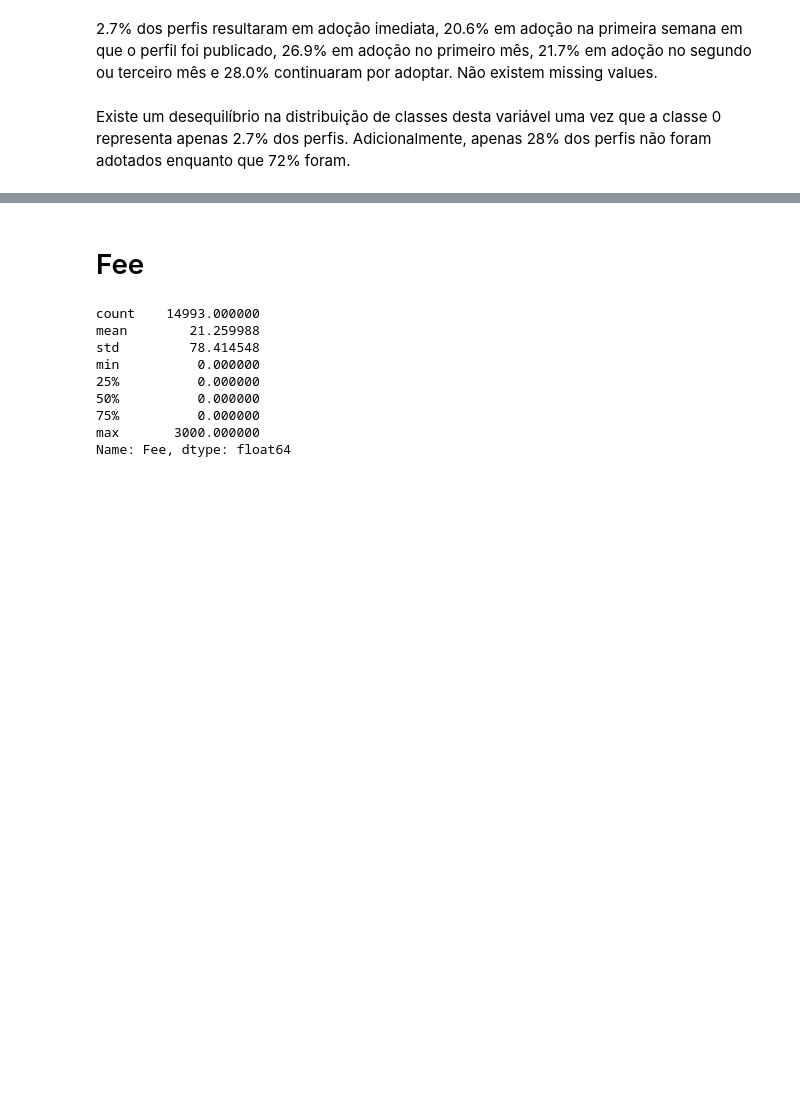
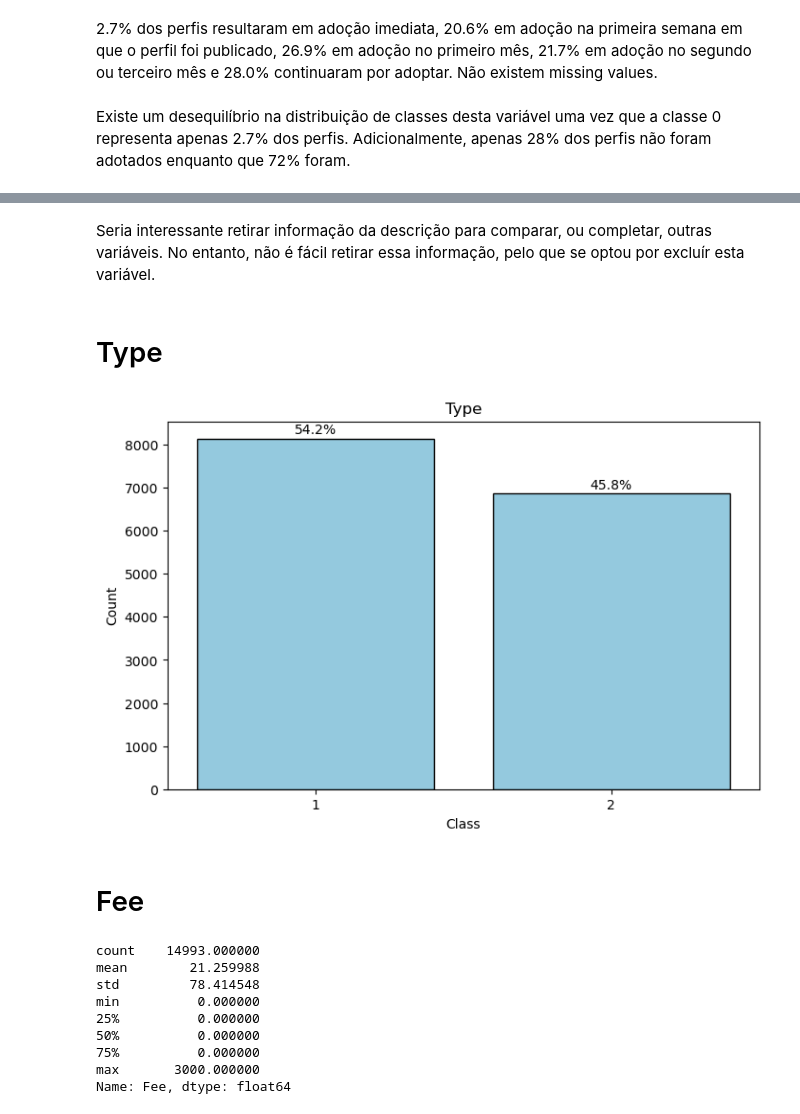
Before and after one commit to BolachinhaAmericana/MSc-MachineLearning, a Jupyter notebook: AA_202425_Project_ASM_V2.ipynb, the cells around one changed output, grey strips where cells are left out. Saved outputs shown, nothing was run; the diff lists cells and outputs as text; code cells hidden in the pictures; blank space fills up the shorter version.

```diff
--- a/AA_202425_Project_ASM_V2.ipynb
+++ b/AA_202425_Project_ASM_V2.ipynb
@@ -167,3 +168,28 @@ pd.concat([state_labels.head(2), state_labels.tail(2)])
 | 1 | 41325 | Kedah |
 | 13 | 41326 | Selangor |
 | 14 | 41361 | Terengganu |
+# %%
+def mybarplot(data, title, xlab, ylab):
+
+    counts = data.value_counts().sort_index()
+    percentages = (counts / len(data)) * 100
+
+    plt.figure(figsize=(8, 5))
+    bars = sns.barplot(x=counts.index, y=counts.values, color="skyblue", edgecolor="black")
+
+    for bar, percentage in zip(bars.patches, percentages):
+        plt.text(
+            bar.get_x() + bar.get_width() / 2,  # X-coordinate
+            bar.get_height() + 50,             # Y-coordinate (slightly above the bar)
+            f'{percentage:.1f}%',              # Format percentage
+            ha='center',                       # Center-align text
+            va='bottom',                       # Align text to bottom
+            fontsize=10,                       # Font size
+            color='black'                      # Text color
+        )
+
+    plt.title(title)
+    plt.xlabel(xlab)
+    plt.ylabel(ylab)
+    plt.xticks(rotation=0)
+    plt.show()
@@ -207,3 +294,11 @@ Existe um desequilíbrio na distribuição de classes desta variável uma vez qu
+# %% [markdown]
+Seria interessante retirar informação da descrição para comparar, ou completar, outras variáveis. No entanto, não é fácil retirar essa informação, pelo que se optou por excluír esta variável.
+# %% [markdown]
+# Type
+# %%
+mybarplot(data = df['Type'], title = "Type", xlab = "Class", ylab = "Count")
+# %% [output]
+[figure, added]
 # %% [markdown]
 # Fee
 # %%
```
Also changed, not shown: parts of 41 cells of this notebook.
